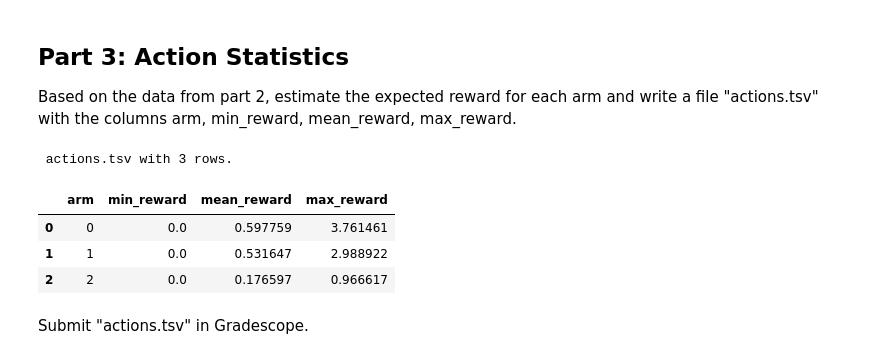
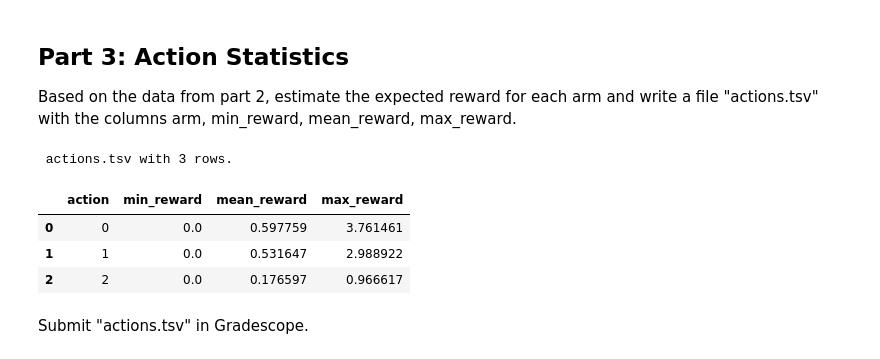
Before and after one commit to Nitya-lab/dx704-project-03, a Jupyter notebook: project.ipynb, the cells around one changed output. Drawn from its saved outputs; the diff is of its cells as text; code cells hidden in the pictures.

```diff
--- a/project.ipynb
+++ b/project.ipynb
@@ -187,30 +187,36 @@ Based on the data from part 2, estimate the expected reward for each arm and wri
 # %%
 # YOUR CHANGES HERE
 
 
 import pandas as pd
 import numpy as np
 
 HIST_FILE = "history.tsv"
 OUT_FILE  = "actions.tsv"
 
 hist = pd.read_csv(HIST_FILE, sep="\t")
 assert {"action", "reward"}.issubset(hist.columns)
 
+try:
+    K = BanditProblem(2025002).get_num_arms()
+except NameError:
+    K = 3
+
 summary = (
     hist.groupby("action")["reward"]
         .agg(min_reward="min", mean_reward="mean", max_reward="max")
         .reset_index()
-        .rename(columns={"action": "arm"})
-        .sort_values("arm")
 )
+
+full = pd.DataFrame({"action": np.arange(K)})
+summary = full.merge(summary, on="action", how="left").fillna(0.0).sort_values("action")
 
 summary.to_csv(OUT_FILE, sep="\t", index=False, float_format="%.6f")
 print(f" {OUT_FILE} with {len(summary)} rows.")
 summary
 # %% [output]
  actions.tsv with 3 rows.
-|  | arm | min_reward | mean_reward | max_reward |
+|  | action | min_reward | mean_reward | max_reward |
 | 0 | 0 | 0.0 | 0.597759 | 3.761461 |
 | 1 | 1 | 0.0 | 0.531647 | 2.988922 |
 | 2 | 2 | 0.0 | 0.176597 | 0.966617 |
```
Also changed, not shown: parts of 2 cells of this notebook, 2 other files.
